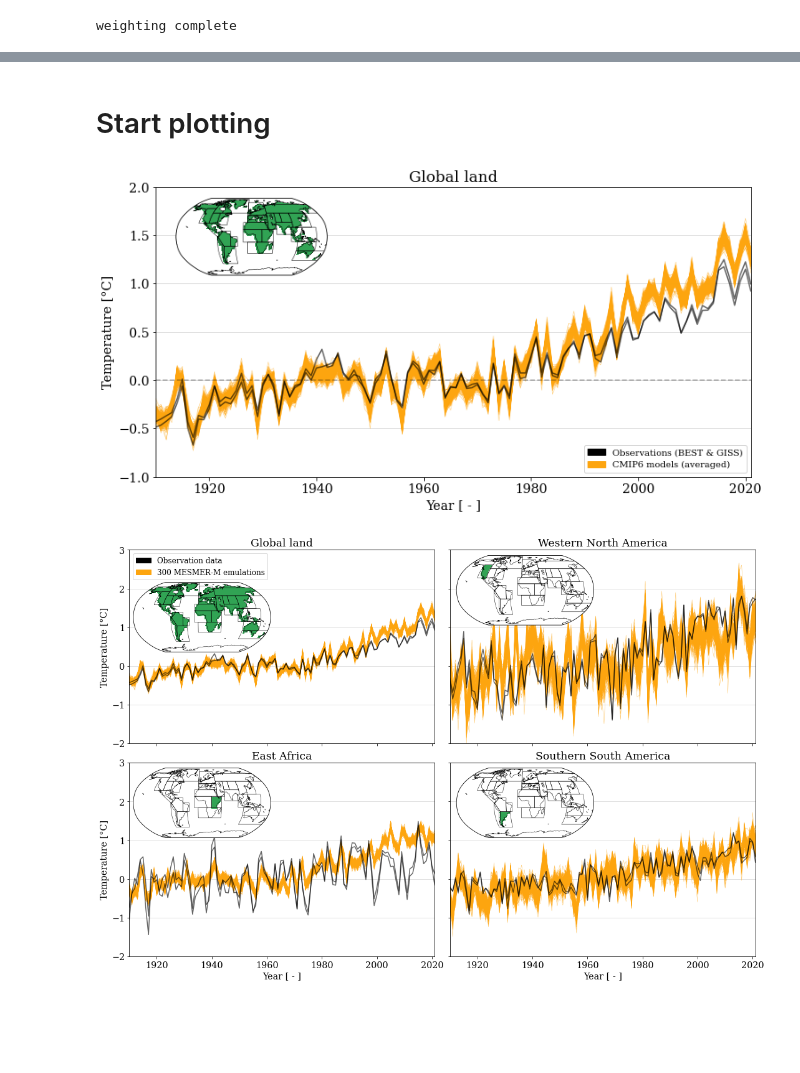
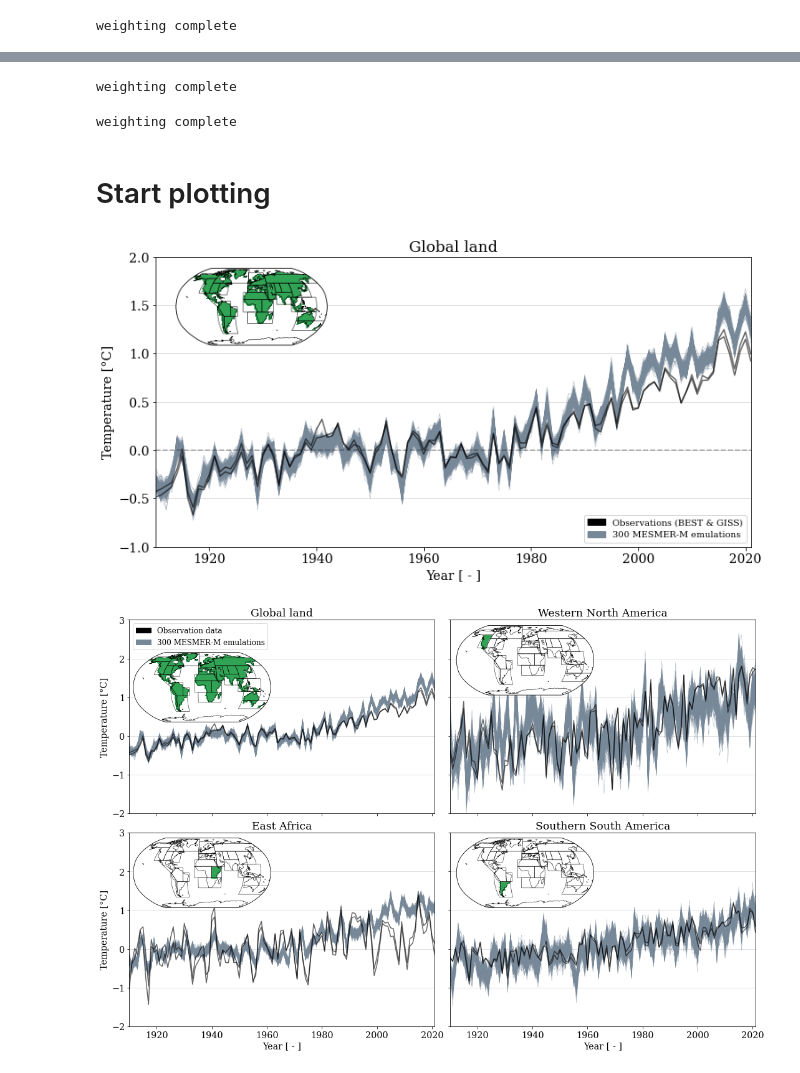
Before and after one commit to TristanPelser/mesmer, a Jupyter notebook: plots/Plotting emus (Annual).ipynb, the cells around one changed output, grey strips where cells are left out. Drawn from its saved outputs; the diff is of its cells as text; code cells hidden in the pictures; blank space fills up the shorter version.

```diff
--- a/plots/Plotting emus (Annual).ipynb
+++ b/plots/Plotting emus (Annual).ipynb
@@ -373,3 +344,32 @@ weighting complete
+# %%
+### compute weighted mean TAS for SSA ####################
+
+reg = 'SSA'
+
+obs_mon_SSA, obs_ann_SSA, time_obs_ann, idx_l_reg_SSA = compute_wgt_reg_obs(reg)
+
+## select the correct timespan to match with the emus ###############################
+
+for dataset in datasets:
+    obs_ann_SSA[dataset] = obs_ann_SSA[dataset]['1910-12-31' : '2021-12-31']
+# %% [output]
+weighting complete
+# %%
+### compute weighted mean TAS for EAF ####################
+
+reg = 'EAF'
+
+obs_mon_EAF, obs_ann_EAF, time_obs_ann, idx_l_reg_EAF = compute_wgt_reg_obs(reg)
+
+## select the correct timespan to match with the emus ###############################
+
+for dataset in datasets:
+    obs_ann_EAF[dataset] = obs_ann_EAF[dataset]['1910-12-31' : '2021-12-31']
+
+## select the correct timespan to match the emus
+time_obs_ann = time_obs_ann[30:]
+# %% [output]
+weighting complete
 # %% [markdown]
 # Start plotting
 # %%
@@ -414,10 +414,10 @@ plt.ylim([y_min,y_max])
 
 ##create legend
 obs_lg = mpatches.Patch(color="k", label="Observations (BEST & GISS)")
-runs_lg = mpatches.Patch(color="#FDA50F", label="CMIP6 models (averaged)")
+runs_lg = mpatches.Patch(color="lightslategrey", label="300 MESMER-M emulations")
 
 for run in np.arange(len(y_emu_gl)):
-        plt.plot(time_emus, y_emu_gl[run], color='#FDA50F',lw=0.5,alpha=0.6)
+        plt.plot(time_emus, y_emu_gl[run], color='lightslategrey',lw=0.5,alpha=0.6)
 #DB781B
 #FDA50F
 for dataset in datasets:
@@ -437,7 +437,7 @@ ax_sub.add_geometries(df_srex.geometry.values, crs=ccrs.PlateCarree(), facecolor
 
 plt.show()
 # %% [output]
-[figure, old version]
+[figure, new version]
 # %%
 LST_all = {}
 LST_all_WNA = {}
@@ -459,7 +459,7 @@ plt.gca().xaxis.set_major_formatter(plt.NullFormatter())
 plt.ylim([y_min,y_max])
 
 for run in np.arange(len(y_emu_gl)):
-        plt.plot(time_emus, y_emu_gl[run], color='#FDA50F',lw=0.5,alpha=0.6)
+        plt.plot(time_emus, y_emu_gl[run], color='lightslategrey',lw=0.5,alpha=0.6)
 for dataset in datasets:
     plt.plot(time_obs_ann, obs_ann[dataset]['tas'], color="k", alpha=0.6)
 
@@ -470,7 +470,7 @@ plt.ylabel('Temperature [°C]')
 
 ## create legend patches
 obs_lg = mpatches.Patch(color="k", label="Observation data")
-runs_lg = mpatches.Patch(color="#FDA50F", label="300 MESMER-M emulations")
+runs_lg = mpatches.Patch(color="lightslategrey", label="300 MESMER-M emulations")
 leg = plt.legend(handles=[obs_lg,runs_lg], loc="upper left", prop={'size': 12})
 
 ax_sub = fig.add_axes([0.13, 0.67, 0.17, 0.17],projection=ccrs.Robinson(central_longitude=0))
@@ -487,7 +487,7 @@ plt.gca().yaxis.set_major_formatter(plt.NullFormatter())
 plt.ylim([y_min,y_max])
 
 for run in np.arange(len(y_emu_gl)):
-        plt.plot(time_emus, y_emu_WNA[run], color='#FDA50F',lw=0.5,alpha=0.6)
+        plt.plot(time_emus, y_emu_WNA[run], color='lightslategrey',lw=0.5,alpha=0.6)
 for dataset in datasets:
     plt.plot(time_obs_ann, obs_ann_WNA[dataset]['tas'], color="k", alpha=0.6)
 
@@ -505,7 +505,7 @@ ax3 = plt.subplot(grid[1,0])
 plt.ylim([y_min,y_max])
 
 for run in np.arange(len(y_emu_gl)):
-        plt.plot(time_emus, y_emu_EAF[run], color='#FDA50F',lw=0.5,alpha=0.6)
+        plt.plot(time_emus, y_emu_EAF[run], color='lightslategrey',lw=0.5,alpha=0.6)
 for dataset in datasets:
     plt.plot(time_obs_ann, obs_ann_EAF[dataset]['tas'], color="k", alpha=0.6)
 
@@ -515,32 +515,32 @@ plt.title('East Africa')
 plt.xlabel('Year [ - ]')
 plt.ylabel('Temperature [°C]')
 
 ax_sub = fig.add_axes([0.13, 0.325, 0.17, 0.17],projection=ccrs.Robinson(central_longitude=0))
 mesh_srex = ax_sub.pcolormesh(lon_pc, lat_pc, idx_l_reg_EAF, cmap=cmap_srex,norm=norm_srex,transform=ccrs.PlateCarree(),rasterized=True)
 ax_sub.coastlines(lw=0.5)
 ax_sub.add_geometries(df_srex.geometry.values, crs=ccrs.PlateCarree(), facecolor='none', edgecolor='k',lw=0.5)
 
 ############## plot ax4 (SSA) ########################################
 ax4 = plt.subplot(grid[1,1])
 plt.ylim([y_min,y_max])
 plt.xlabel('Year [ - ]')
 plt.gca().yaxis.set_major_formatter(plt.NullFormatter())
 
 for run in np.arange(len(y_emu_gl)):
-        plt.plot(time_emus, y_emu_SSA[run], color='#FDA50F',lw=0.5,alpha=0.6)
+        plt.plot(time_emus, y_emu_SSA[run], color='lightslategrey',lw=0.5,alpha=0.6)
 for dataset in datasets:
     plt.plot(time_obs_ann, obs_ann_SSA[dataset]['tas'], color="k", alpha=0.6)
 
 plt.margins(0,0)
 plt.grid(axis='y', alpha=0.5)
 plt.title('Southern South America')
 plt.xlabel('Year [ - ]')
 
 ax_sub = fig.add_axes([0.53, 0.325, 0.17, 0.17],projection=ccrs.Robinson(central_longitude=0))
 mesh_srex = ax_sub.pcolormesh(lon_pc, lat_pc, idx_l_reg_SSA, cmap=cmap_srex,norm=norm_srex,transform=ccrs.PlateCarree(),rasterized=True)
 ax_sub.coastlines(lw=0.5)
 ax_sub.add_geometries(df_srex.geometry.values, crs=ccrs.PlateCarree(), facecolor='none', edgecolor='k',lw=0.5)
 
 plt.show()
 # %% [output]
-[figure, old version]
+[figure, new version]
```
Also changed, not shown: parts of 8 cells of this notebook.
